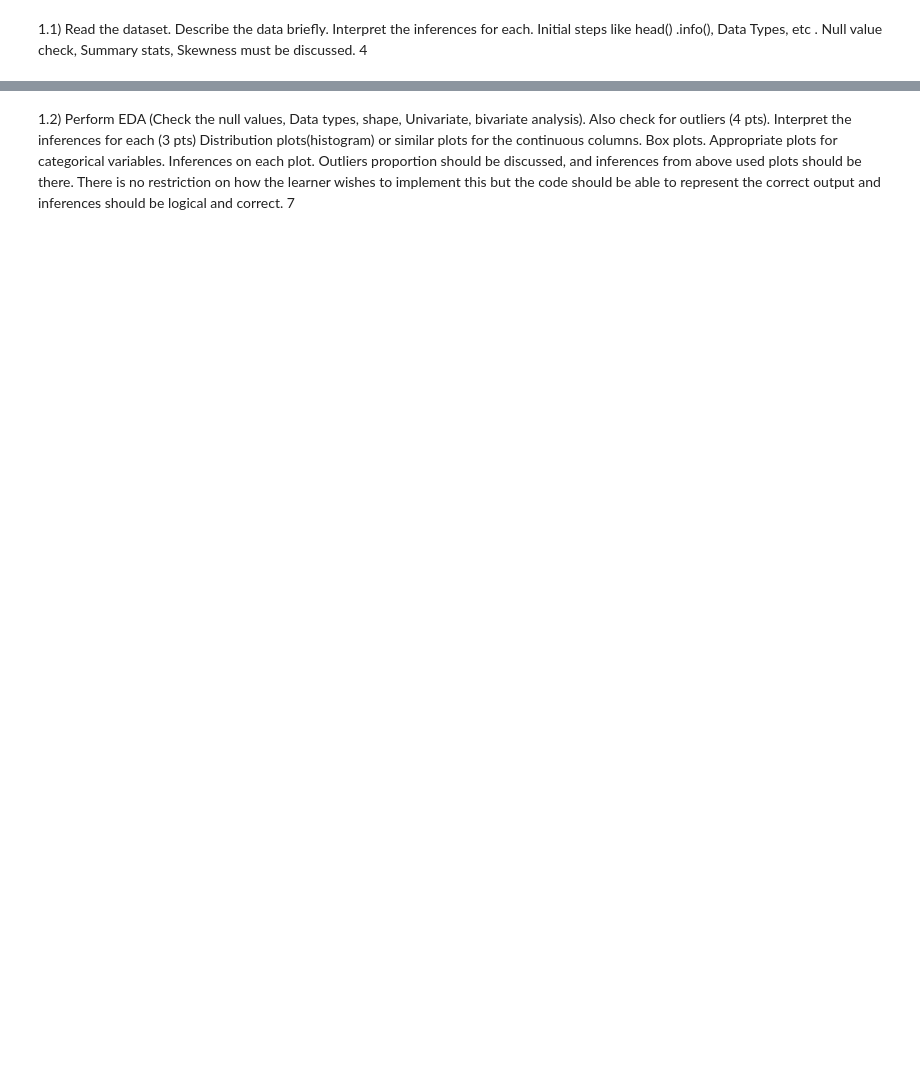
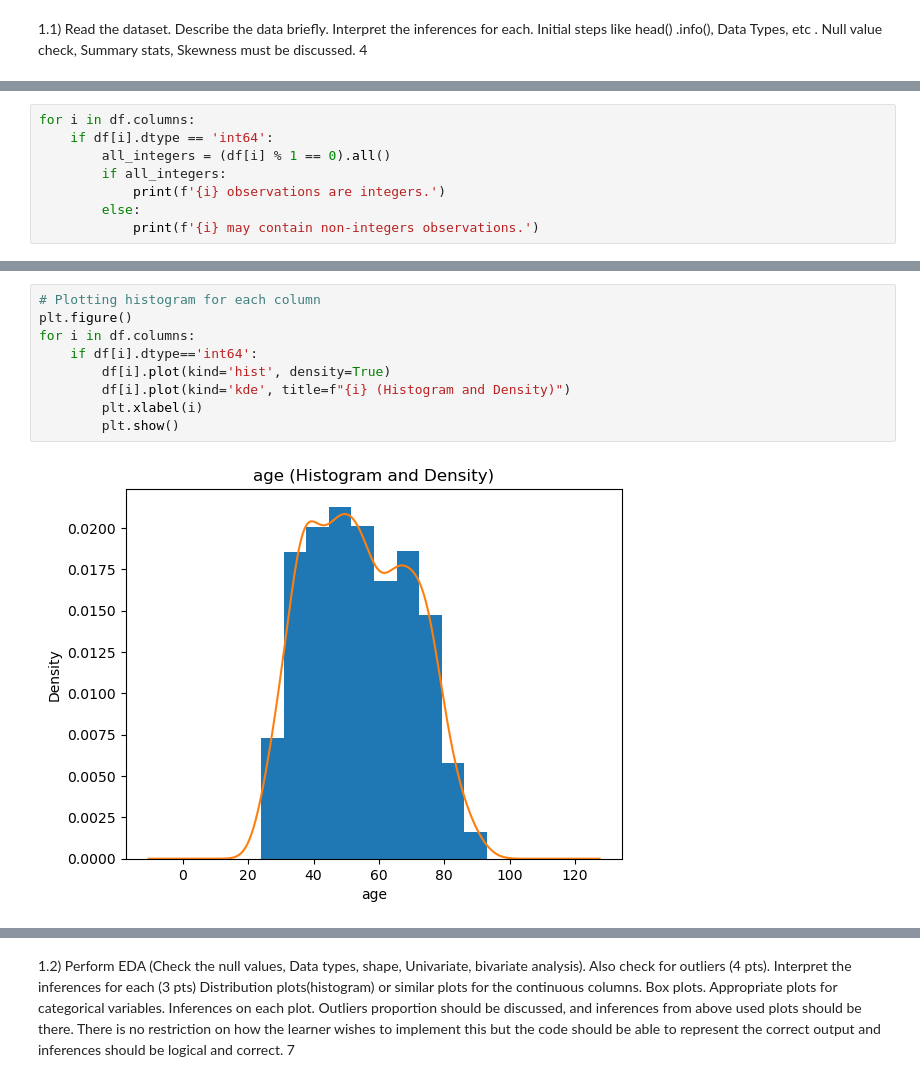
Before and after one commit to Tech4-Good/Step01_Learning, a Jupyter notebook: 00_all/GL/06 Machine Learning/Final/Lavanya_Sreeram_29_05_2023.ipynb, the cells around one changed output, grey strips where cells are left out. Drawn from its saved outputs; the diff is of its cells as text; blank space fills up the shorter version.

```diff
--- a/00_all/GL/06 Machine Learning/Final/Lavanya_Sreeram_29_05_2023.ipynb
+++ b/00_all/GL/06 Machine Learning/Final/Lavanya_Sreeram_29_05_2023.ipynb
@@ -5,0 +100,8 @@
+# %%
+for i in df.columns:
+    if df[i].dtype == 'int64':
+        all_integers = (df[i] % 1 == 0).all()
+        if all_integers:
+            print(f'{i} observations are integers.')
+        else:
+            print(f'{i} may contain non-integers observations.')
@@ -5,0 +131,11 @@
+# %%
+# Plotting histogram for each column
+plt.figure()
+for i in df.columns:
+    if df[i].dtype=='int64':
+        df[i].plot(kind='hist', density=True)
+        df[i].plot(kind='kde', title=f"{i} (Histogram and Density)")
+        plt.xlabel(i)
+        plt.show()
+# %% [output]
+[figure, added]
```
Also changed, not shown: parts of 52 cells of this notebook, 1 other file.
